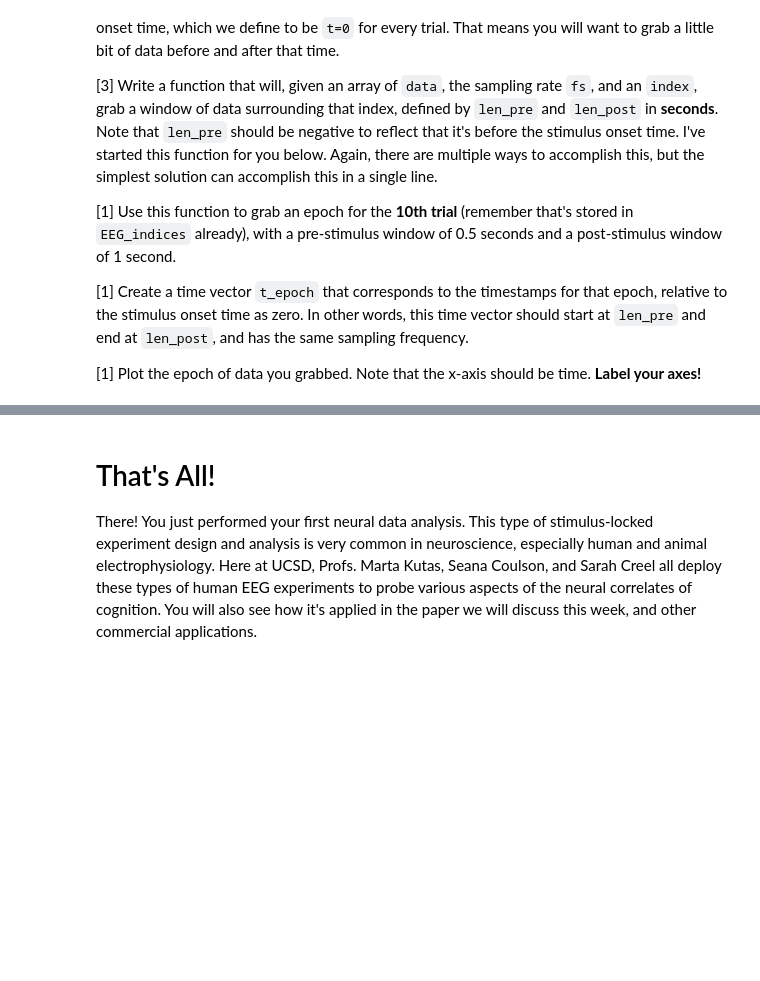
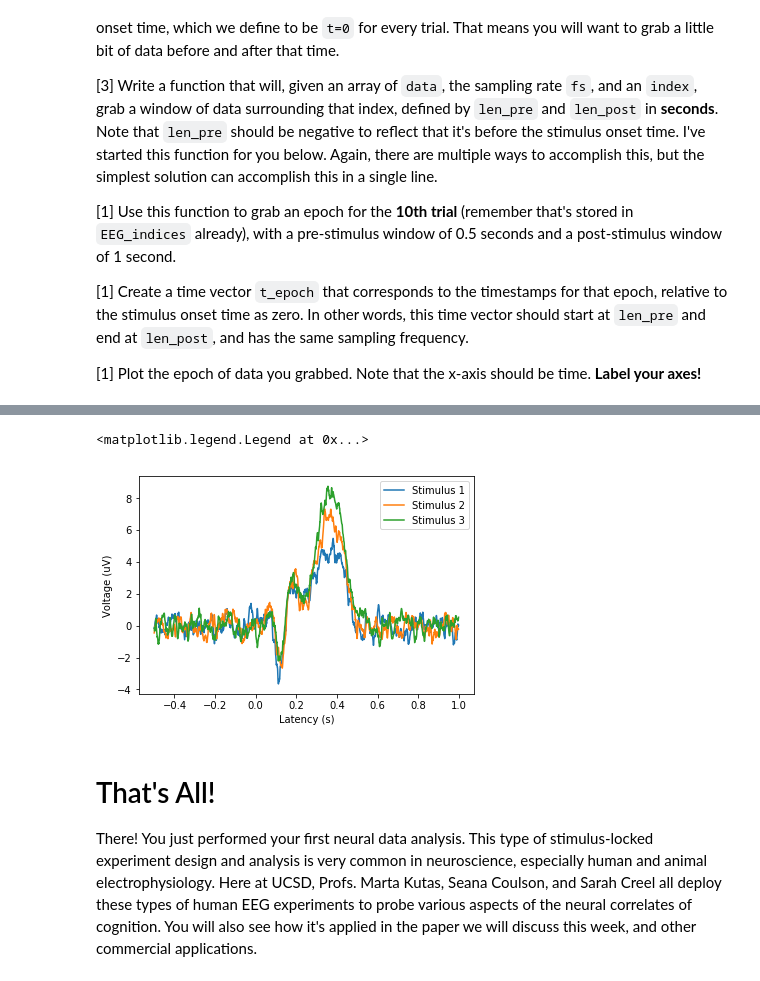
Before and after one commit to TamuzHod/COGS118C, a Jupyter notebook: Assignments/A1-SamplingTimeSeries.ipynb, the cells around one changed output, grey strips where cells are left out. Cells and saved outputs as stored; diff of their text form; code cells hidden in the pictures; blank space fills up the shorter version.

```diff
--- a/Assignments/A1-SamplingTimeSeries.ipynb
+++ b/Assignments/A1-SamplingTimeSeries.ipynb
@@ -251,3 +267,17 @@ def get_all_epochs(data, indices, fs, len_pre, len_post):
+# %%
+def get_all_epochs(data, indices, fs, len_pre, len_post):
+    # _FILL_IN_YOUR_CODE_HERE
+    all_epochs = list() # np.array([grab_epoch(EEG, i, fs, len_pre, len_post) for i in EEG_indices]).astype(int)
+    for i in EEG_indices :
+        all_epochs.append(grab_epoch(data, i, fs, len_pre, len_post))
+
+    all_epochs = np.array(all_epochs).astype(int)
+
+    # baselining (if you want, it can also be a separate function)
+    basline = all_epochs[:,:(int) (-1 * fs * len_pre)].mean(axis = 1).astype(int)
+    all_epochs = all_epochs - basline[:,None]
+
+    return all_epochs
 # %%
 epoched_EEG = get_all_epochs(EEG, EEG_indices, fs, len_pre, len_post)
 print(epoched_EEG.shape)
@@ -279,3 +311,32 @@ Your plot should look something like:
+# %%
+#Get an array where the ith indix corsponds to the ith trial and the value corsponds to the stimulus type
+trial_type = np.array([i[1] for i in trial_info]).astype(int)
+
+EEG_stimulus_1 = list()
+EEG_stimulus_2 = list()
+EEG_stimulus_3 = list()
+
+# For each trial add its epoch segment to the corsponding stmulus type list
+for i in range(0,len(trial_type)) :
+    if(trial_type[i] == 1) :
+        EEG_stimulus_1.append(epoched_EEG[i])
+    elif  (trial_type[i] == 2) :
+        EEG_stimulus_2.append(epoched_EEG[i])
+    else :
+        EEG_stimulus_3.append(epoched_EEG[i])
+# %%
+# plot all the epochs and average
+plt.plot(t_epoch, np.mean(EEG_stimulus_1,axis=0), label='Stimulus 1')
+plt.plot(t_epoch, np.mean(EEG_stimulus_2,axis=0), label='Stimulus 2')
+plt.plot(t_epoch, np.mean(EEG_stimulus_3,axis=0), label='Stimulus 3')
+
+
+plt.xlabel('Latency (s)')
+plt.ylabel('Voltage (uV)')
+plt.legend()
+# %% [output]
+<matplotlib.legend.Legend at 0x...>
+[figure, added]
 # %% [markdown]
 # That's All!
 There! You just performed your first neural data analysis. This type of stimulus-locked experiment design and analysis is very common in neuroscience, especially human and animal electrophysiology. Here at UCSD, Profs. Marta Kutas, Seana Coulson, and Sarah Creel all deploy these types of human EEG experiments to probe various aspects of the neural correlates of cognition. You will also see how it's applied in the paper we will discuss this week, and other commercial applications.
```
Also changed, not shown: parts of 13 cells of this notebook.
